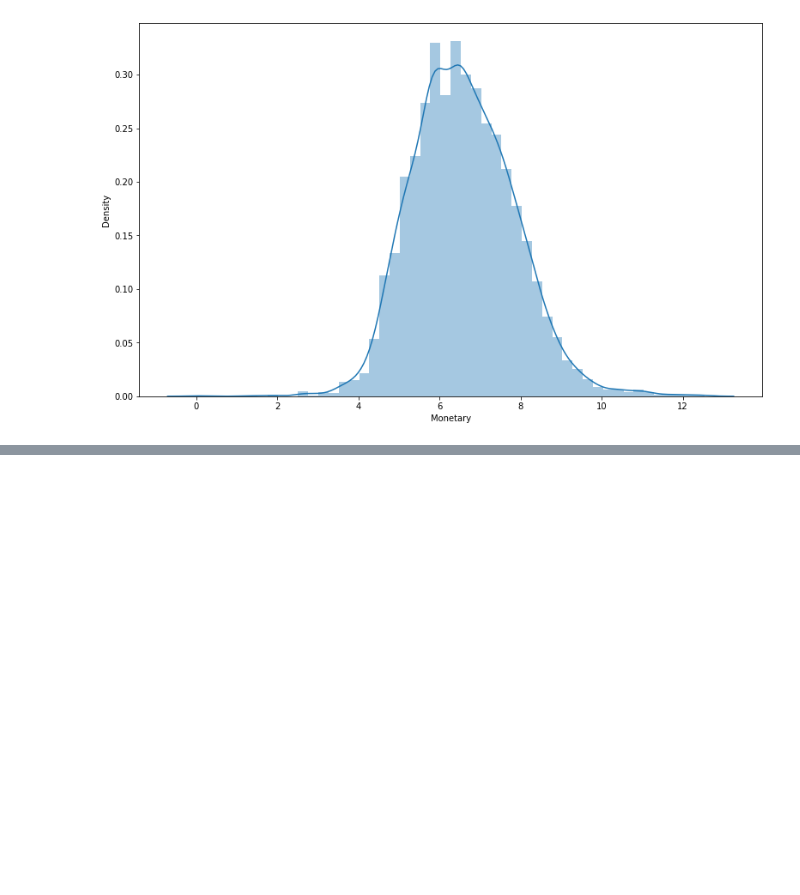
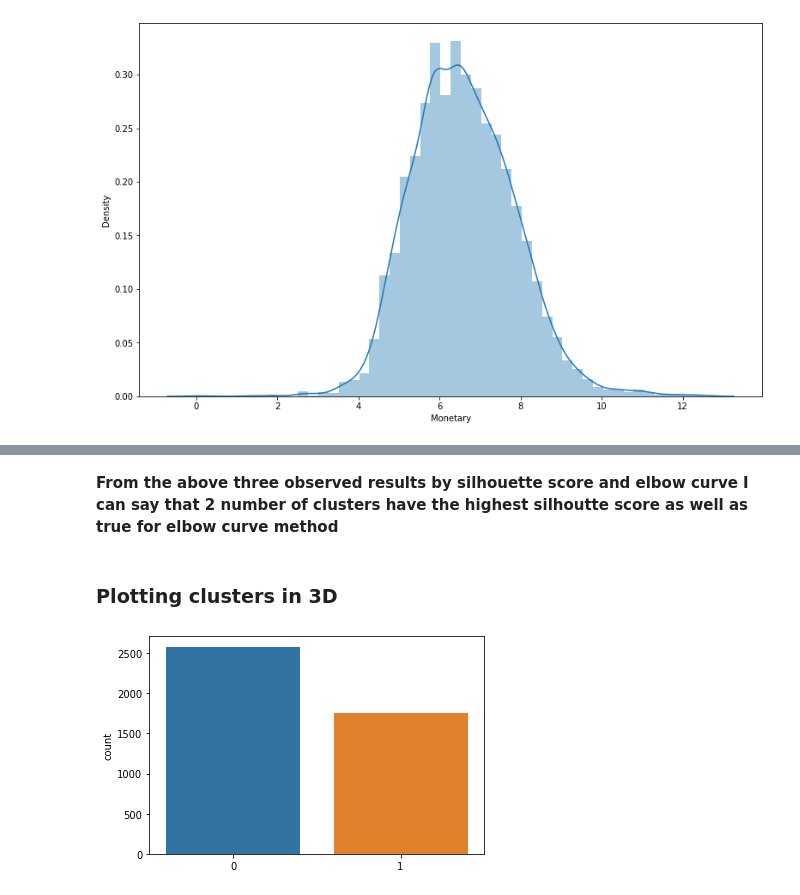
Before and after one commit to avanish04/online-retail-customer-segmentation, a Jupyter notebook: Online_Retail_Customer_Segmentation_Capstone_Project.ipynb, the cells around one changed output, grey strips where cells are left out. Cells and saved outputs as stored; diff of their text form; code cells hidden in the pictures; blank space fills up the shorter version.

```diff
--- a/Online_Retail_Customer_Segmentation_Capstone_Project.ipynb
+++ b/Online_Retail_Customer_Segmentation_Capstone_Project.ipynb
@@ -516,0 +713,12 @@ rfm_df['Monetary_log'] = rfm_df['Monetary'].apply(math.log)
+# %% [markdown]
+**From the above three observed results by silhouette score and elbow curve I can say that 2 number of clusters have the highest silhoutte score as well as true for elbow curve method**
+# %% [markdown]
+### Plotting clusters in 3D
+# %%
+
+# finding the clusters based on input matrix "x"
+model = KMeans(n_clusters = 2, init = "k-means++", max_iter = 1000, n_init = 10, random_state = 0)
+y_clusters = model.fit_predict(X)
+sns.countplot(y_clusters);
+# %% [output]
+[figure, added]
```
Also changed, not shown: parts of 16 cells of this notebook.
